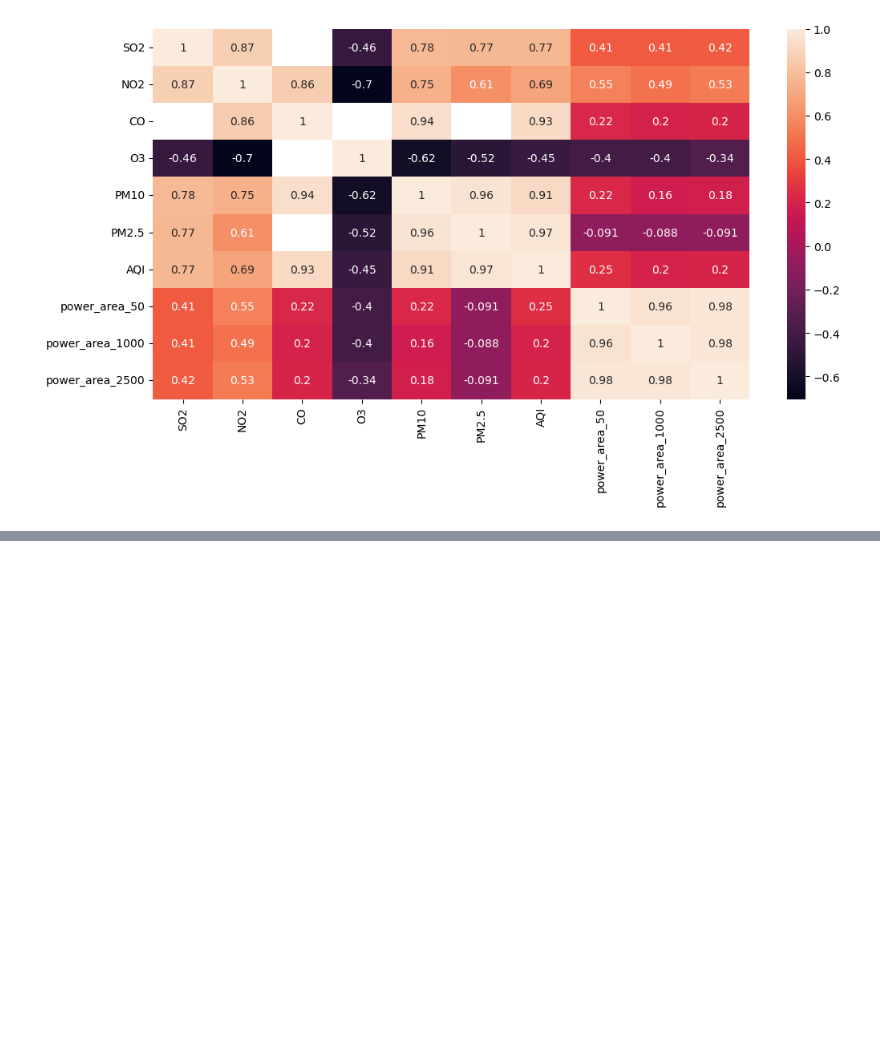
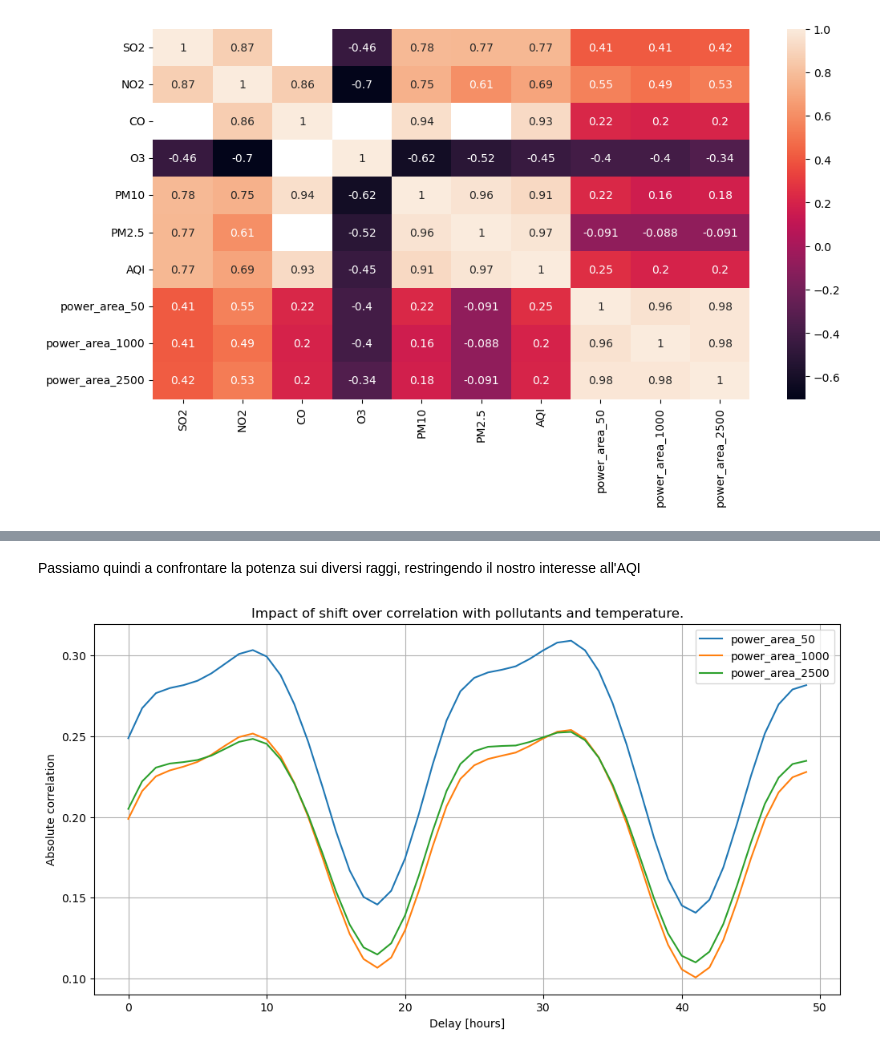
Before and after one commit to CarloDegasperi/DataScience, a Jupyter notebook: notebooks/02_exploratory_data_analysis.ipynb, the cells around one changed output, grey strips where cells are left out. Cells and saved outputs as stored; diff of their text form; code cells hidden in the pictures; blank space fills up the shorter version.

```diff
--- a/notebooks/02_exploratory_data_analysis.ipynb
+++ b/notebooks/02_exploratory_data_analysis.ipynb
@@ -432,0 +444,33 @@ plt.show()
+# %% [markdown]
+Passiamo quindi a confrontare la potenza sui diversi raggi, restringendo il nostro interesse all'AQI
+# %%
+delay_df = dataframe_df.copy()
+
+plt.figure(figsize=(12,6))
+
+possible_shifts = range(0, 50)
+
+power_cols = ['power_area_50', 'power_area_1000', 'power_area_2500']
+for p in power_cols:
+
+    shifts = {}
+
+    for ps in possible_shifts:
+
+        shifted = fs.shift_prec(delay_df, hours=ps, col_name=p,)
+
+        corr = shifted.corr(delay_df['AQI'])
+
+        shifts[ps] = abs(corr)
+
+    plt.plot(shifts.keys(), shifts.values())
+
+
+plt.xlabel("Delay [hours]")
+plt.ylabel("Absolute correlation")
+plt.title('Impact of shift over correlation with pollutants and temperature.')
+plt.grid(True)
+plt.legend(power_cols)
+plt.show()
+# %% [output]
+[figure, added]
```
Also changed, not shown: parts of 7 cells of this notebook.
